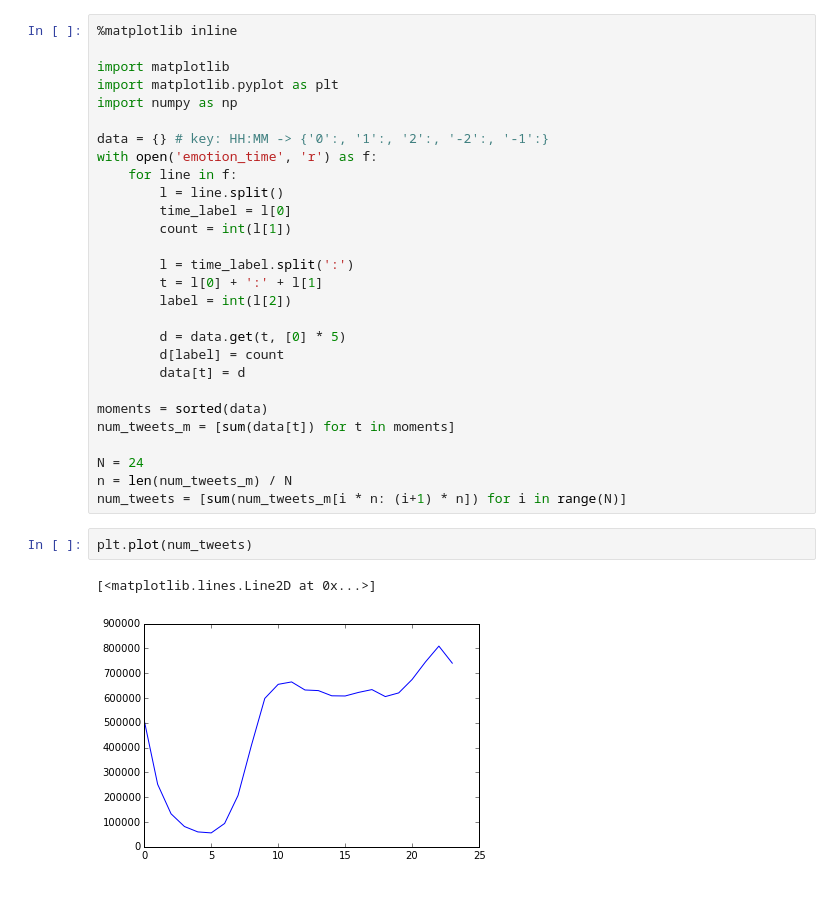
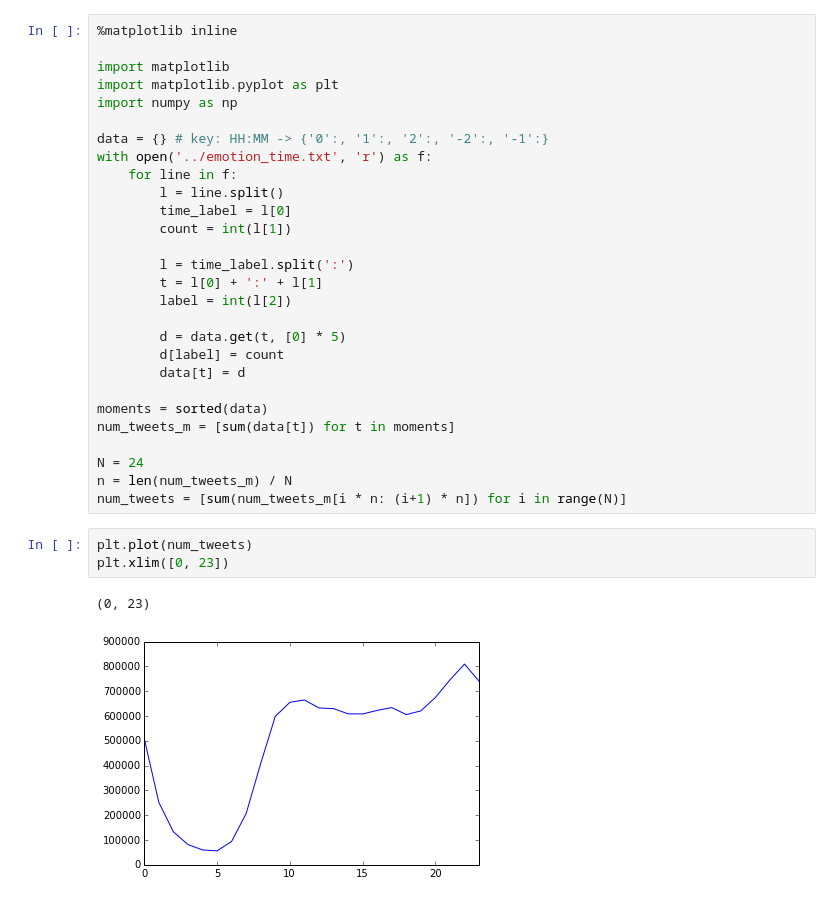
Before and after one commit to irmowan/Weibo-Emotions, a Jupyter notebook: result/charts/weibo-time.ipynb, the cells around one changed output. Saved outputs shown, nothing was run; the diff lists cells and outputs as text.

```diff
--- a/result/charts/weibo-time.ipynb
+++ b/result/charts/weibo-time.ipynb
@@ -6,7 +6,7 @@ import matplotlib.pyplot as plt
 import numpy as np
 
 data = {} # key: HH:MM -> {'0':, '1':, '2':, '-2':, '-1':}
-with open('emotion_time', 'r') as f:
+with open('../emotion_time.txt', 'r') as f:
     for line in f:
         l = line.split()
         time_label = l[0]
@@ -28,9 +28,10 @@ n = len(num_tweets_m) / N
 num_tweets = [sum(num_tweets_m[i * n: (i+1) * n]) for i in range(N)]
 # %%
 plt.plot(num_tweets)
+plt.xlim([0, 23])
 # %% [output]
-[<matplotlib.lines.Line2D at 0x...>]
+(0, 23)
-[figure, old version]
+[figure, new version]
 # %%
 ind = np.arange(N)    # the x locations for the groups
 np_num_tweets = np.array(num_tweets)
```
Also changed, not shown: parts of 1 cell of this notebook, 10 other files.
